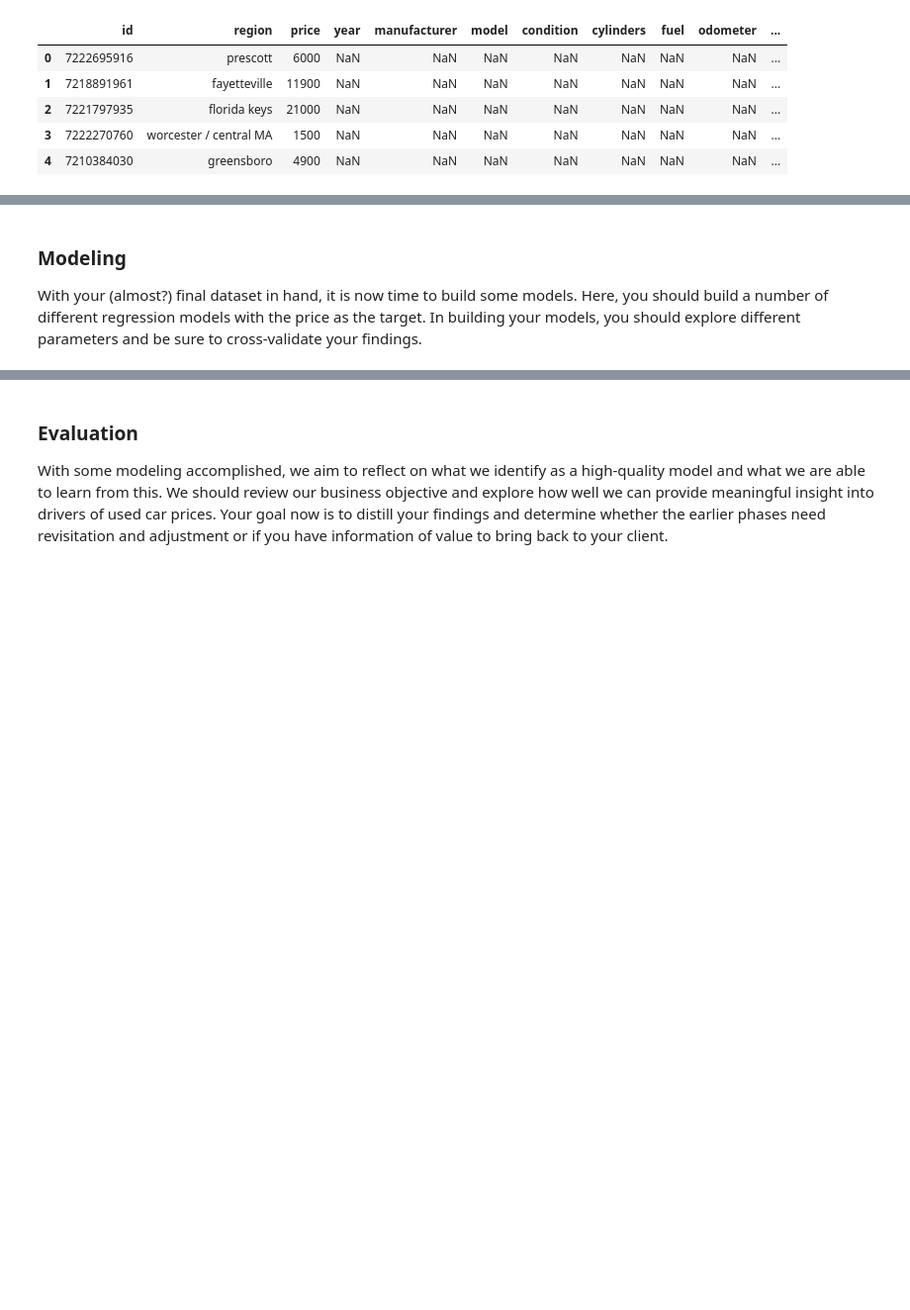
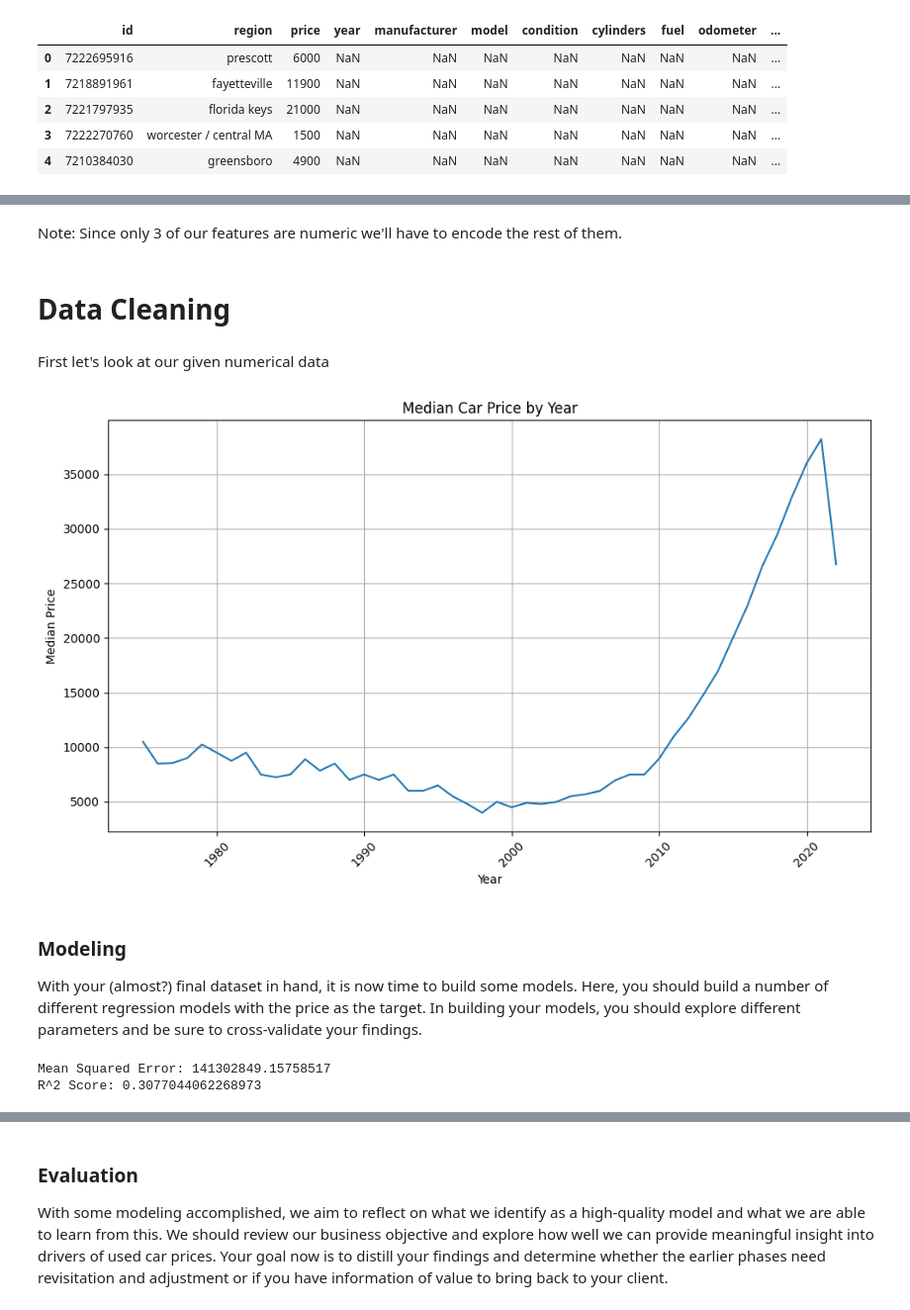
Before and after one commit to coconut808/ML-AI, a Jupyter notebook: Assignment_11.1/prompt_II.ipynb, the cells around one changed output, grey strips where cells are left out. Shown at 99% size. Saved outputs shown, nothing was run; the diff lists cells and outputs as text; code cells hidden in the pictures; blank space fills up the shorter version.

```diff
--- a/Assignment_11.1/prompt_II.ipynb
+++ b/Assignment_11.1/prompt_II.ipynb
@@ -52,5 +85,8 @@ cars.head()
+# %% [markdown]
+Note: Since only 3 of our features are numeric we'll have to encode the rest of them.
+# %% [markdown]
+# Data Cleaning
 # %%
-# Data cleaning
 # Drop rows where 'model' is NaN
 cars = cars.dropna(subset=['model'])
 
@@ -65,7 +101,7 @@ cars = cars[~cars['title_status'].isin(remove_title_status)]
 cars = cars[cars['title_status'] != 'parts_only']
 
 # Let's drop older cars that may be less desirable to customers and could be priced lower than their market value. Also may require more maintenance, repairs, missing safety features, not as fuel efficient and cost money to store on the lot. Let's drop cars that over 30 years old.
-cars = cars[cars['year'] >= 1995]
+cars = cars[cars['year'] >= 1975]
 
 # Price to keep on the lot. Let's drop cars that are priced less than $600, that's $50/month in expenses (at least) to keep and store on the lot.
 cars = cars[cars['price'] >= 600]
@@ -79,7 +115,39 @@ cars = cars[cars['manufacturer'] != 'harley-davidson']
 
 # Let's drop cars that have an odometer reading over 250,000 miles, as they may be less desirable to customers and could be priced lower than their market value. After 250,000. It may be time to replace the motor.
 cars = cars[cars['odometer'] <= 250000]
+# %% [markdown]
+First let's look at our given numerical data
+# %%
+# Median prices by year
+median_prices = cars.groupby('year')['price'].median()
+plt.figure(figsize=(10, 6))
+sns.lineplot(x=median_prices.index, y=median_prices.values)
+plt.title('Median Car Price by Year')
+plt.xlabel('Year')
+plt.ylabel('Median Price')
+plt.xticks(rotation=45)
+plt.grid()
+plt.tight_layout()
+plt.savefig('images/median_price_by_year.png')
+plt.show()
+# %% [output]
+[figure, added]
 # %% [markdown]
 ### Modeling
 
 With your (almost?) final dataset in hand, it is now time to build some models.  Here, you should build a number of different regression models with the price as the target.  In building your models, you should explore different parameters and be sure to cross-validate your findings.
+# %%
+# Let's do a linear regression model based on the year and price
+X = cars[['year']]
+y = cars['price']
+X_train, X_test, y_train, y_test = train_test_split(X, y, test_size=0.2, random_state=42)
+model = LinearRegression()
+model.fit(X_train, y_train)
+y_pred = model.predict(X_test)
+mse = mean_squared_error(y_test, y_pred)
+r2 = r2_score(y_test, y_pred)
+print(f'Mean Squared Error: {mse}')
+print(f'R^2 Score: {r2}')
+# %% [output]
+Mean Squared Error: 141302849.15758517
+R^2 Score: 0.3077044062268973
```
Also changed, not shown: parts of 12 cells of this notebook, 9 other files.
